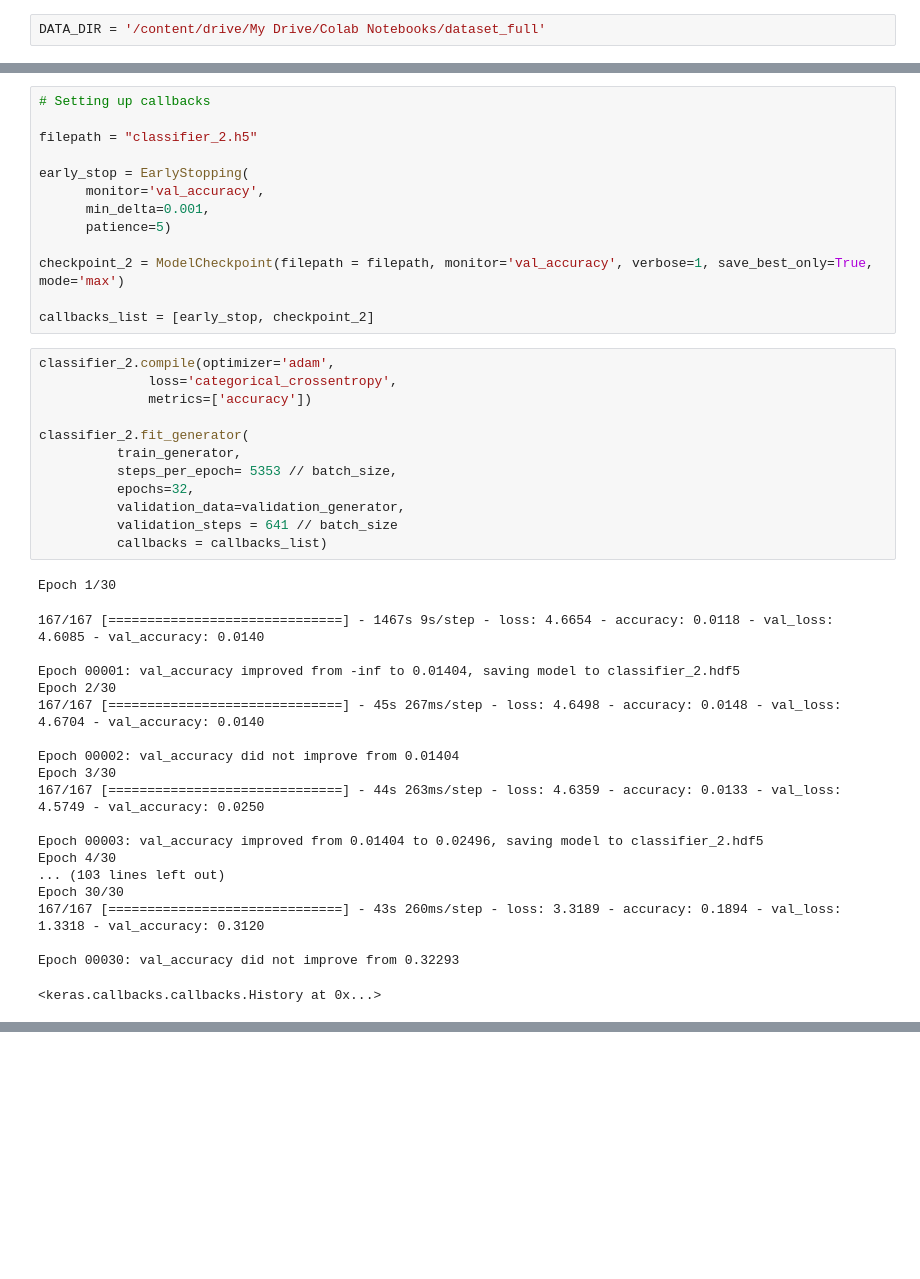
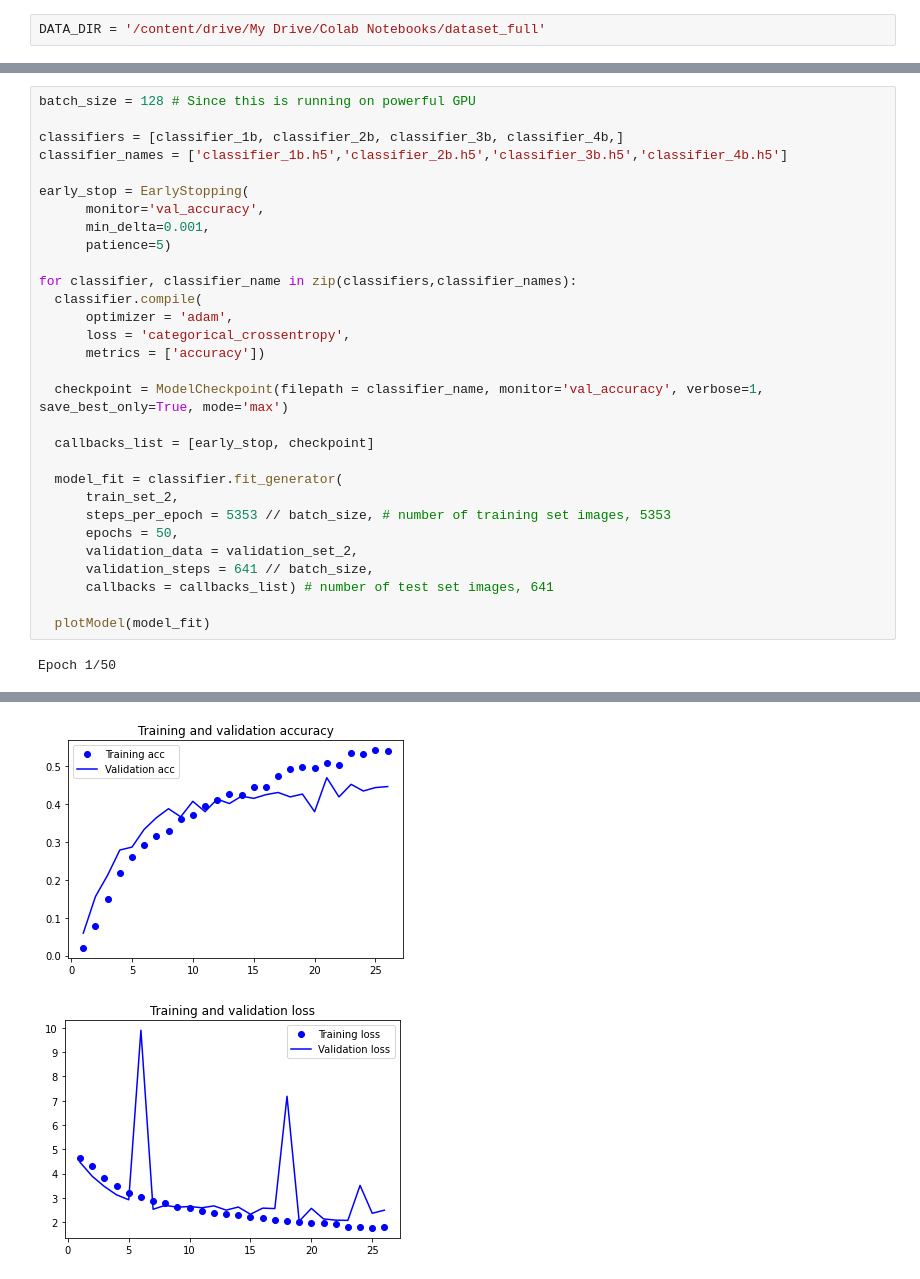
Before and after one commit to tduffy000/deep-learning-group, a Jupyter notebook: Yoga pose model_Tony.ipynb, the cells around one changed output, grey strips where cells are left out. Drawn from its saved outputs; the diff is of its cells as text; blank space fills up the shorter version.

Commit message:
Test all 4 models on both trimmed and full dataset

```diff
--- a/Yoga pose model_Tony.ipynb
+++ b/Yoga pose model_Tony.ipynb
@@ -726,45 +744,32 @@ _________________________________________________________________
-# %%
-# Setting up callbacks
-
-filepath = "classifier_2.h5"
-
-early_stop = EarlyStopping(
-      monitor='val_accuracy',
-      min_delta=0.001,
-      patience=5)
-
-checkpoint_2 = ModelCheckpoint(filepath = filepath, monitor='val_accuracy', verbose=1, save_best_only=True, mode='max')
-
-callbacks_list = [early_stop, checkpoint_2]
-# %%
-classifier_2.compile(optimizer='adam',
-              loss='categorical_crossentropy',
-              metrics=['accuracy'])
-
-classifier_2.fit_generator(
-          train_generator,
-          steps_per_epoch= 5353 // batch_size,
-          epochs=32,
-          validation_data=validation_generator,
-          validation_steps = 641 // batch_size
-          callbacks = callbacks_list)
-# %% [output]
-Epoch 1/30
-167/167 [==============================] - 1467s 9s/step - loss: 4.6654 - accuracy: 0.0118 - val_loss: 4.6085 - val_accuracy: 0.0140
-
-Epoch 00001: val_accuracy improved from -inf to 0.01404, saving model to classifier_2.hdf5
-Epoch 2/30
-167/167 [==============================] - 45s 267ms/step - loss: 4.6498 - accuracy: 0.0148 - val_loss: 4.6704 - val_accuracy: 0.0140
-
-Epoch 00002: val_accuracy did not improve from 0.01404
-Epoch 3/30
-167/167 [==============================] - 44s 263ms/step - loss: 4.6359 - accuracy: 0.0133 - val_loss: 4.5749 - val_accuracy: 0.0250
-
-Epoch 00003: val_accuracy improved from 0.01404 to 0.02496, saving model to classifier_2.hdf5
-Epoch 4/30
-... (103 lines left out)
-Epoch 30/30
-167/167 [==============================] - 43s 260ms/step - loss: 3.3189 - accuracy: 0.1894 - val_loss: 1.3318 - val_accuracy: 0.3120
-
-Epoch 00030: val_accuracy did not improve from 0.32293
-<keras.callbacks.callbacks.History at 0x...>
+# %%
+batch_size = 128 # Since this is running on powerful GPU
+
+classifiers = [classifier_1b, classifier_2b, classifier_3b, classifier_4b,]
+classifier_names = ['classifier_1b.h5','classifier_2b.h5','classifier_3b.h5','classifier_4b.h5']
+
+early_stop = EarlyStopping(
+      monitor='val_accuracy',
+      min_delta=0.001,
+      patience=5)
+
+for classifier, classifier_name in zip(classifiers,classifier_names):
+  classifier.compile(
+      optimizer = 'adam',
+      loss = 'categorical_crossentropy',
+      metrics = ['accuracy'])
+
+  checkpoint = ModelCheckpoint(filepath = classifier_name, monitor='val_accuracy', verbose=1, save_best_only=True, mode='max')
+
+  callbacks_list = [early_stop, checkpoint]
+
+  model_fit = classifier.fit_generator(
+      train_set_2,
+      steps_per_epoch = 5353 // batch_size, # number of training set images, 5353
+      epochs = 50,
+      validation_data = validation_set_2,
+      validation_steps = 641 // batch_size,
+      callbacks = callbacks_list) # number of test set images, 641
+
+  plotModel(model_fit)
+# %% [output]
+Epoch 1/50
@@ -770,0 +797,2 @@ Epoch 00030: val_accuracy did not improve from 0.32293
+[figure, added]
+[figure, added]
```
Also changed, not shown: parts of 3 cells of this notebook.
